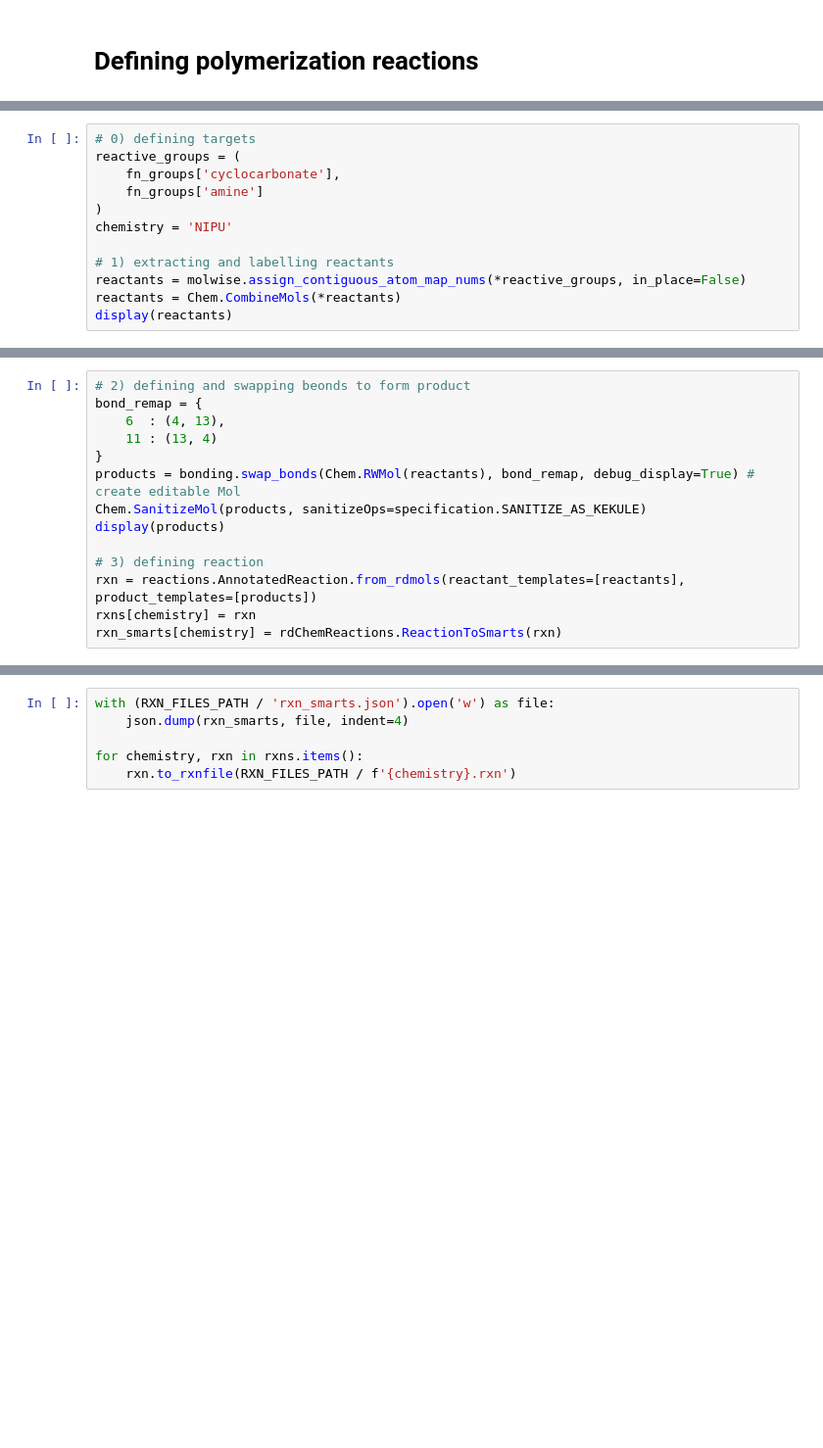
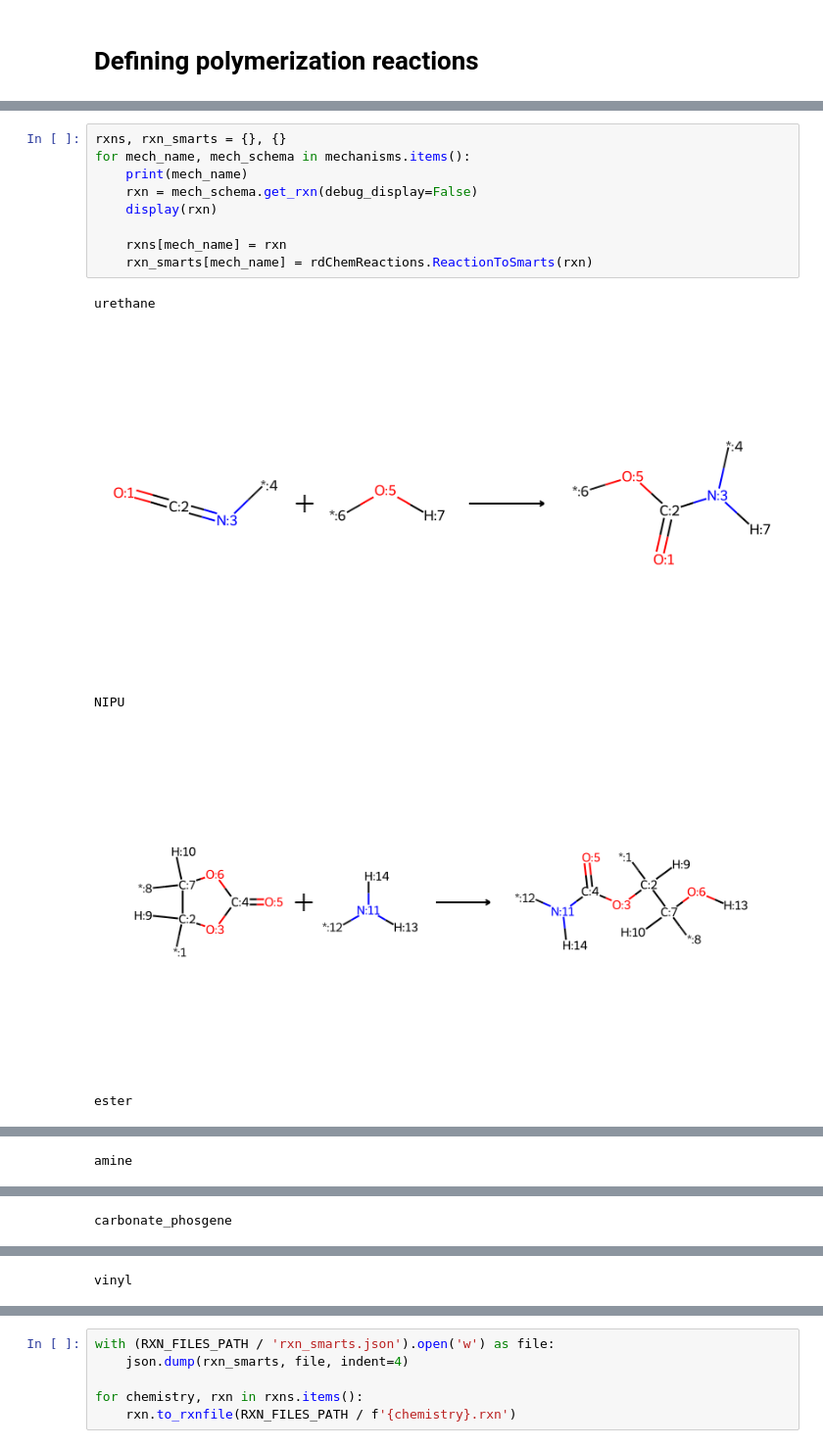
Before and after one commit to timbernat/NREL_polymers, a Jupyter notebook: reaction_def.ipynb, the cells around one changed output, grey strips where cells are left out. Shown: that part at 98% size. Cells and saved outputs as stored; diff of their text form; blank space fills up the shorter version.

```diff
--- a/reaction_def.ipynb
+++ b/reaction_def.ipynb
@@ -123,12 +119,0 @@ rxn_smarts[chemistry] = rdChemReactions.ReactionToSmarts(rxn)
-# %%
-# 0) defining targets
-reactive_groups = (
-    fn_groups['cyclocarbonate'],
-    fn_groups['amine']
-)
-chemistry = 'NIPU'
-
-# 1) extracting and labelling reactants
-reactants = molwise.assign_contiguous_atom_map_nums(*reactive_groups, in_place=False)
-reactants = Chem.CombineMols(*reactants)
-display(reactants)
@@ -137,14 +119,0 @@ display(reactants)
-# %%
-# 2) defining and swapping beonds to form product
-bond_remap = {
-    6  : (4, 13),
-    11 : (13, 4)
-}
-products = bonding.swap_bonds(Chem.RWMol(reactants), bond_remap, debug_display=True) # create editable Mol
-Chem.SanitizeMol(products, sanitizeOps=specification.SANITIZE_AS_KEKULE)
-display(products)
-
-# 3) defining reaction
-rxn = reactions.AnnotatedReaction.from_rdmols(reactant_templates=[reactants], product_templates=[products])
-rxns[chemistry] = rxn
-rxn_smarts[chemistry] = rdChemReactions.ReactionToSmarts(rxn)
@@ -162,0 +238,15 @@ rxn_smarts[chemistry] = rdChemReactions.ReactionToSmarts(rxn)
+# %%
+rxns, rxn_smarts = {}, {}
+for mech_name, mech_schema in mechanisms.items():
+    print(mech_name)
+    rxn = mech_schema.get_rxn(debug_display=False)
+    display(rxn)
+
+    rxns[mech_name] = rxn
+    rxn_smarts[mech_name] = rdChemReactions.ReactionToSmarts(rxn)
+# %% [output]
+urethane
+[figure, added]
+NIPU
+[figure, added]
+ester
@@ -162,0 +254 @@ rxn_smarts[chemistry] = rdChemReactions.ReactionToSmarts(rxn)
+amine
@@ -162,0 +256 @@ rxn_smarts[chemistry] = rdChemReactions.ReactionToSmarts(rxn)
+carbonate_phosgene
@@ -162,0 +258 @@ rxn_smarts[chemistry] = rdChemReactions.ReactionToSmarts(rxn)
+vinyl
```
Also changed, not shown: parts of 15 cells of this notebook.
